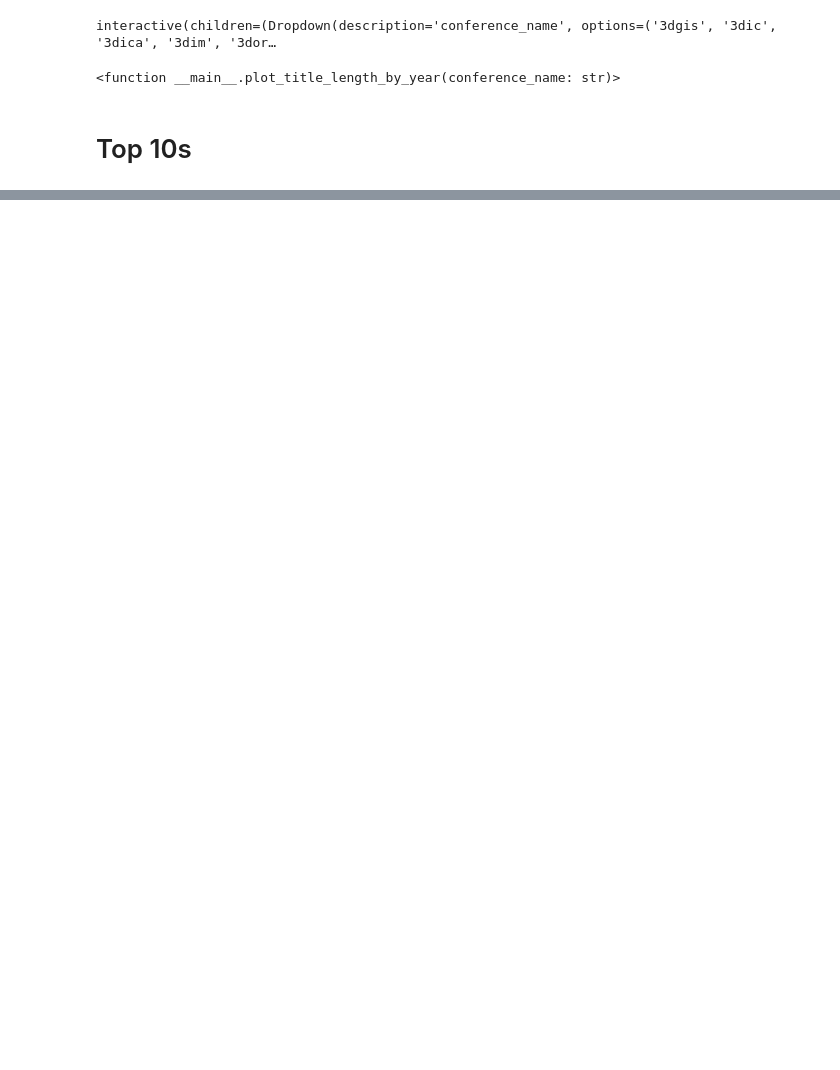
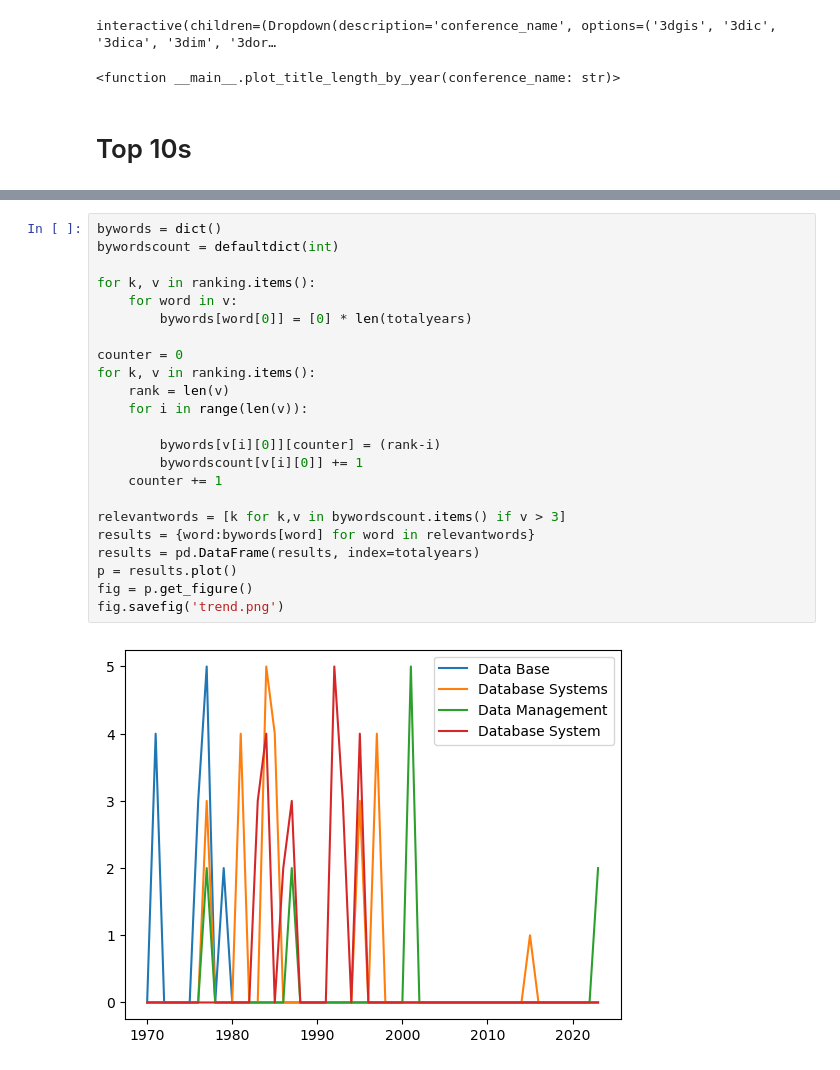
Before and after one commit to AiRiFiEd/AI6122, a Jupyter notebook: scripts/research_trend_explorer_gui.ipynb, the cells around one changed output, grey strips where cells are left out. Saved outputs shown, nothing was run; the diff lists cells and outputs as text; blank space fills up the shorter version.

Commit message:
updated gui for research trend explorer

```diff
--- a/scripts/research_trend_explorer_gui.ipynb
+++ b/scripts/research_trend_explorer_gui.ipynb
@@ -146,0 +310,25 @@ interactive(children=(Dropdown(description='conference_name', options=('1970', '
+# %%
+bywords = dict()
+bywordscount = defaultdict(int)
+
+for k, v in ranking.items():
+    for word in v:
+        bywords[word[0]] = [0] * len(totalyears)
+
+counter = 0
+for k, v in ranking.items():
+    rank = len(v)
+    for i in range(len(v)):
+
+        bywords[v[i][0]][counter] = (rank-i)
+        bywordscount[v[i][0]] += 1
+    counter += 1
+
+relevantwords = [k for k,v in bywordscount.items() if v > 3]
+results = {word:bywords[word] for word in relevantwords}
+results = pd.DataFrame(results, index=totalyears)
+p = results.plot()
+fig = p.get_figure()
+fig.savefig('trend.png')
+# %% [output]
+[figure, added]
```
Also changed, not shown: parts of 8 cells of this notebook, 2 other files.
